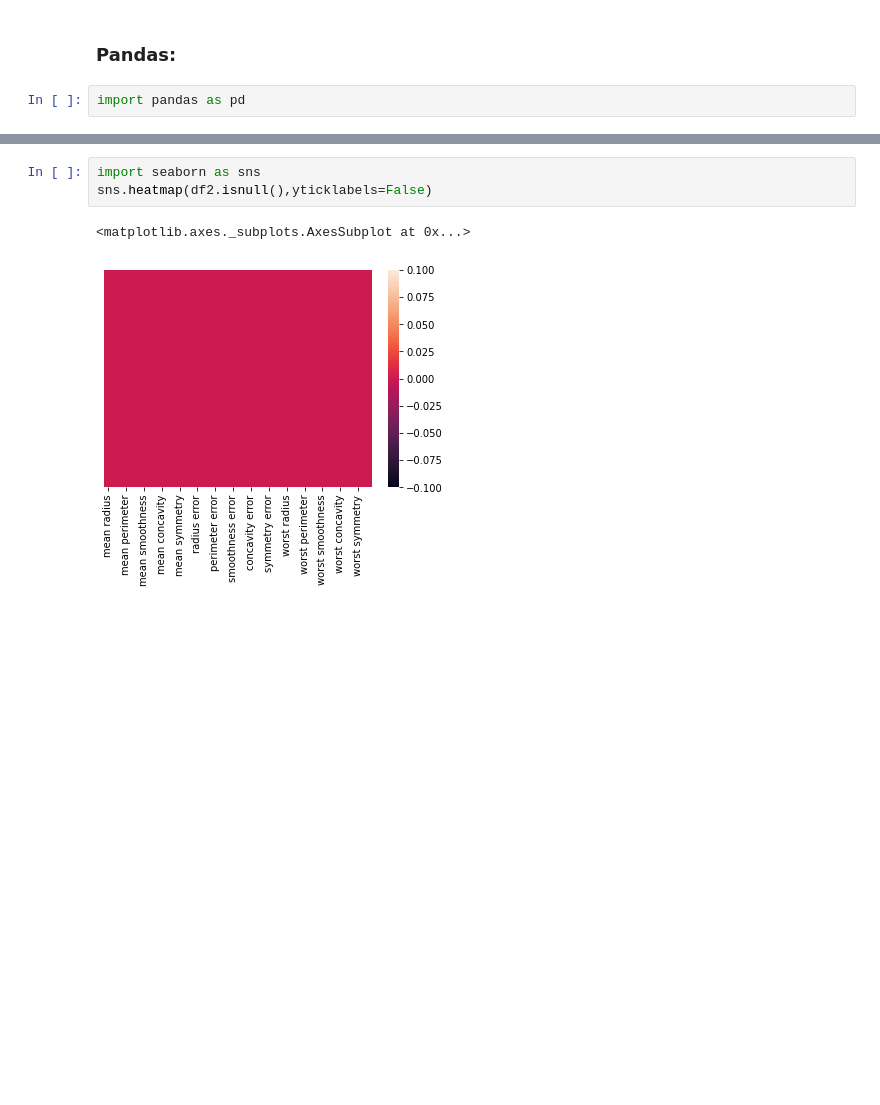
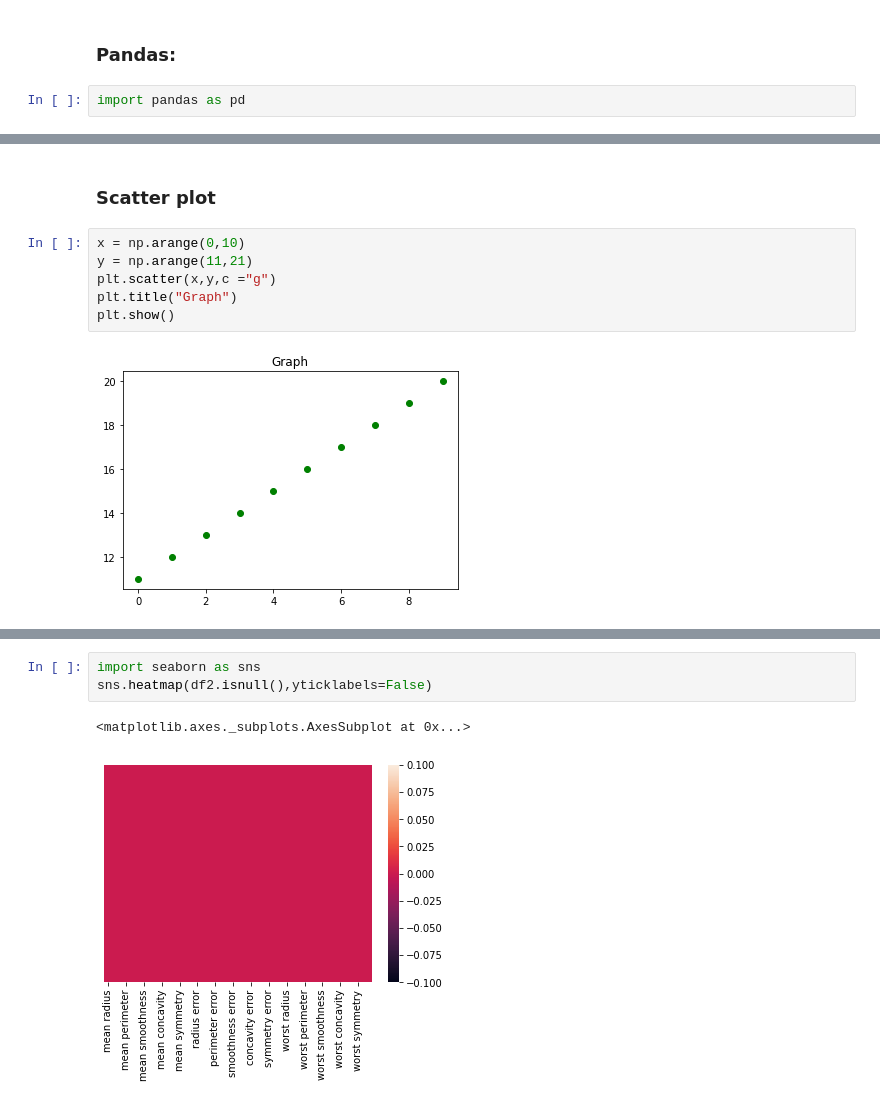
Before and after one commit to v370r/projects, a Jupyter notebook: Interview_ready!.ipynb, the cells around one changed output, grey strips where cells are left out. Drawn from its saved outputs; the diff is of its cells as text; blank space fills up the shorter version.

```diff
--- a/Interview_ready!.ipynb
+++ b/Interview_ready!.ipynb
@@ -649,3 +650,13 @@ df2.head()
 | 4 | 20.29 | 14.34 | 135.10 | 1297.0 | 0.10030 | 0.13280 | ... |
 # %% [markdown]
 ![pandas2.png](embedded-picture-1)
+# %% [markdown]
+### Scatter plot
+# %%
+x = np.arange(0,10)
+y = np.arange(11,21)
+plt.scatter(x,y,c ="g")
+plt.title("Graph")
+plt.show()
+# %% [output]
+[figure, added]
```
Also changed, not shown: parts of 43 cells of this notebook.
